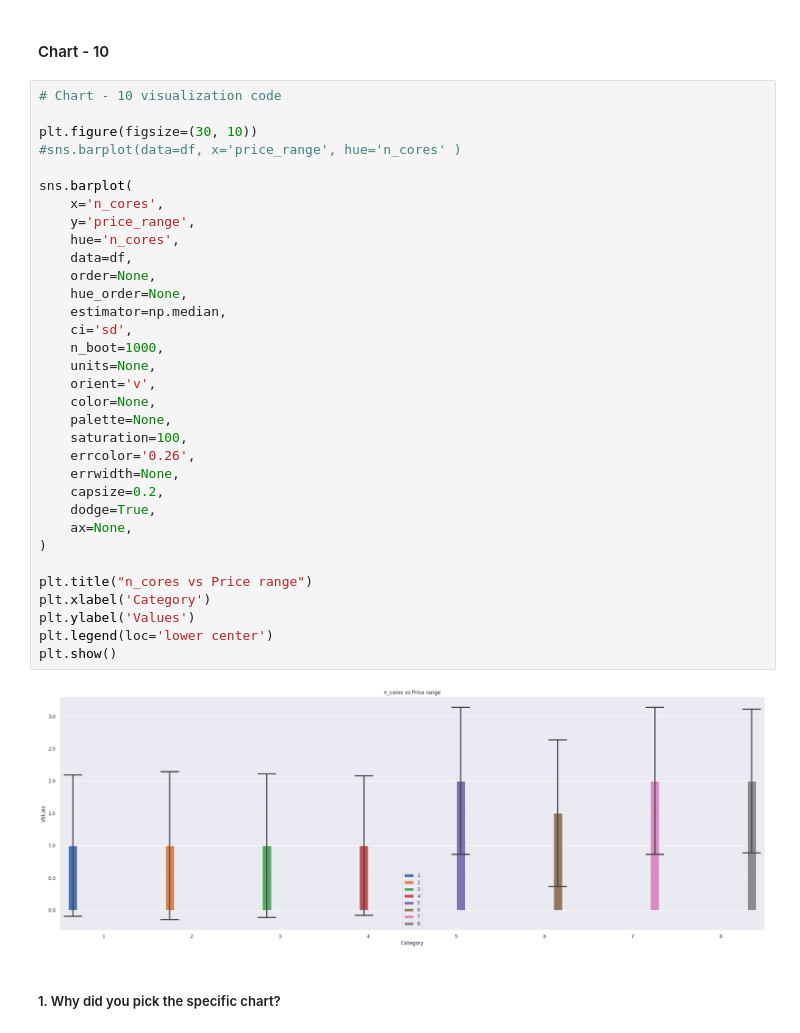
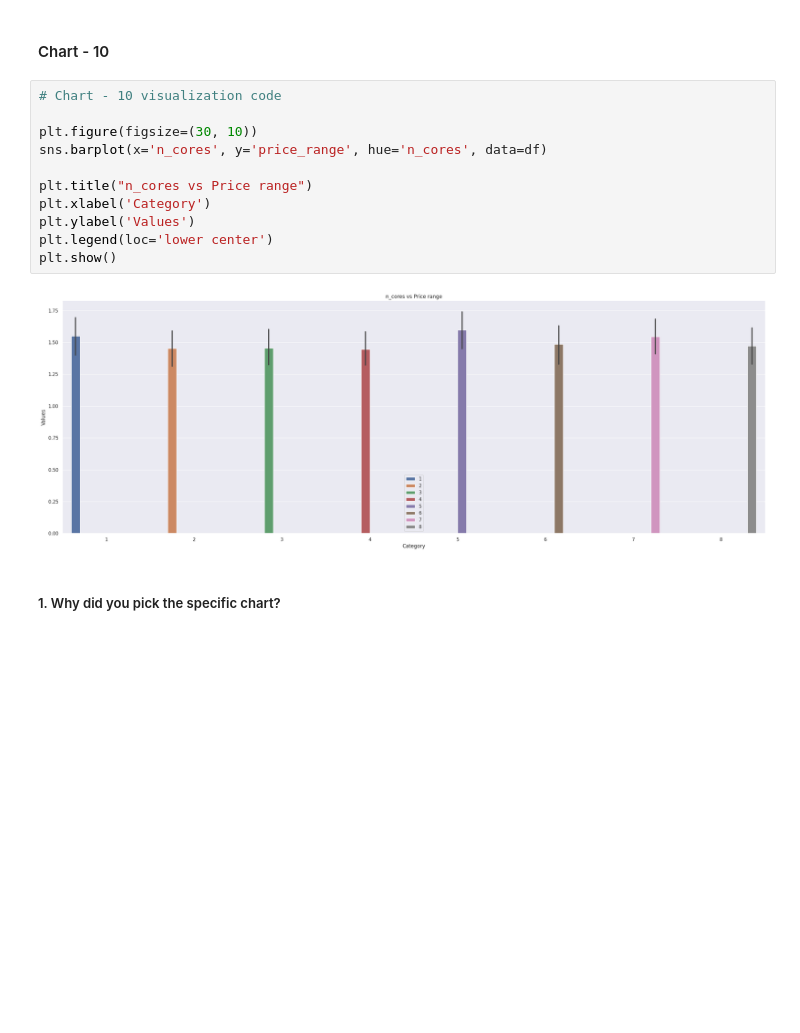
Before and after one commit to Manoharjha333/Mobile-price-range-prediction-classification, a Jupyter notebook: Mobile_price_range_prediction_classification.ipynb, the cells around one changed output. Saved outputs shown, nothing was run; the diff lists cells and outputs as text; blank space fills up the shorter version.

```diff
--- a/Mobile_price_range_prediction_classification.ipynb
+++ b/Mobile_price_range_prediction_classification.ipynb
@@ -747,38 +747,16 @@ Looking at this data, it seems that the increase in price range also plays an im
 # %%
 # Chart - 10 visualization code
 
 plt.figure(figsize=(30, 10))
-#sns.barplot(data=df, x='price_range', hue='n_cores' )
-
-sns.barplot(
-    x='n_cores',
-    y='price_range',
-    hue='n_cores',
-    data=df,
-    order=None,
-    hue_order=None,
-    estimator=np.median,
-    ci='sd',
-    n_boot=1000,
-    units=None,
-    orient='v',
-    color=None,
-    palette=None,
-    saturation=100,
-    errcolor='0.26',
-    errwidth=None,
-    capsize=0.2,
-    dodge=True,
-    ax=None,
-)
+sns.barplot(x='n_cores', y='price_range', hue='n_cores', data=df)
 
 plt.title("n_cores vs Price range")
 plt.xlabel('Category')
 plt.ylabel('Values')
 plt.legend(loc='lower center')
 plt.show()
 # %% [output]
-[figure, old version]
+[figure, new version]
 # %% [markdown]
 ##### 1. Why did you pick the specific chart?
 # %% [markdown]
```
Also changed, not shown: parts of 13 cells of this notebook.
